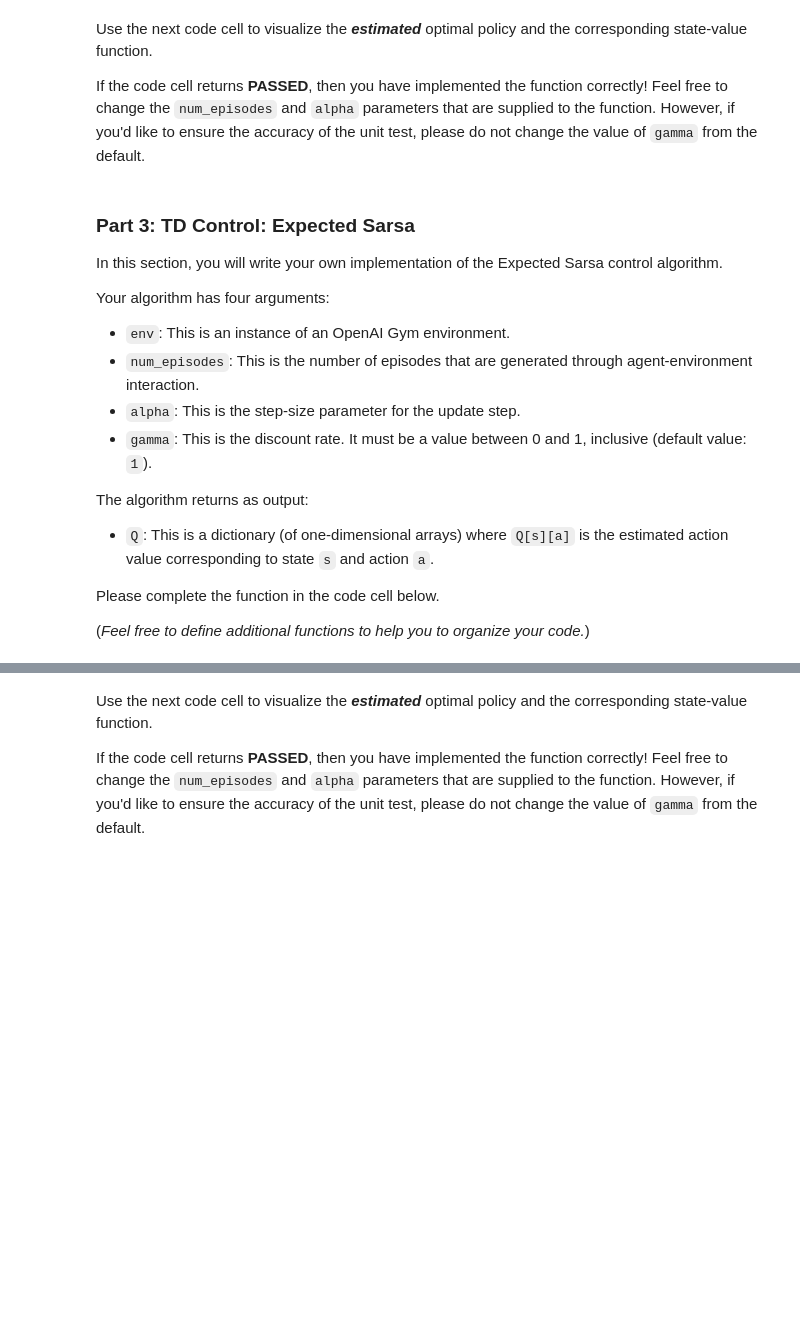
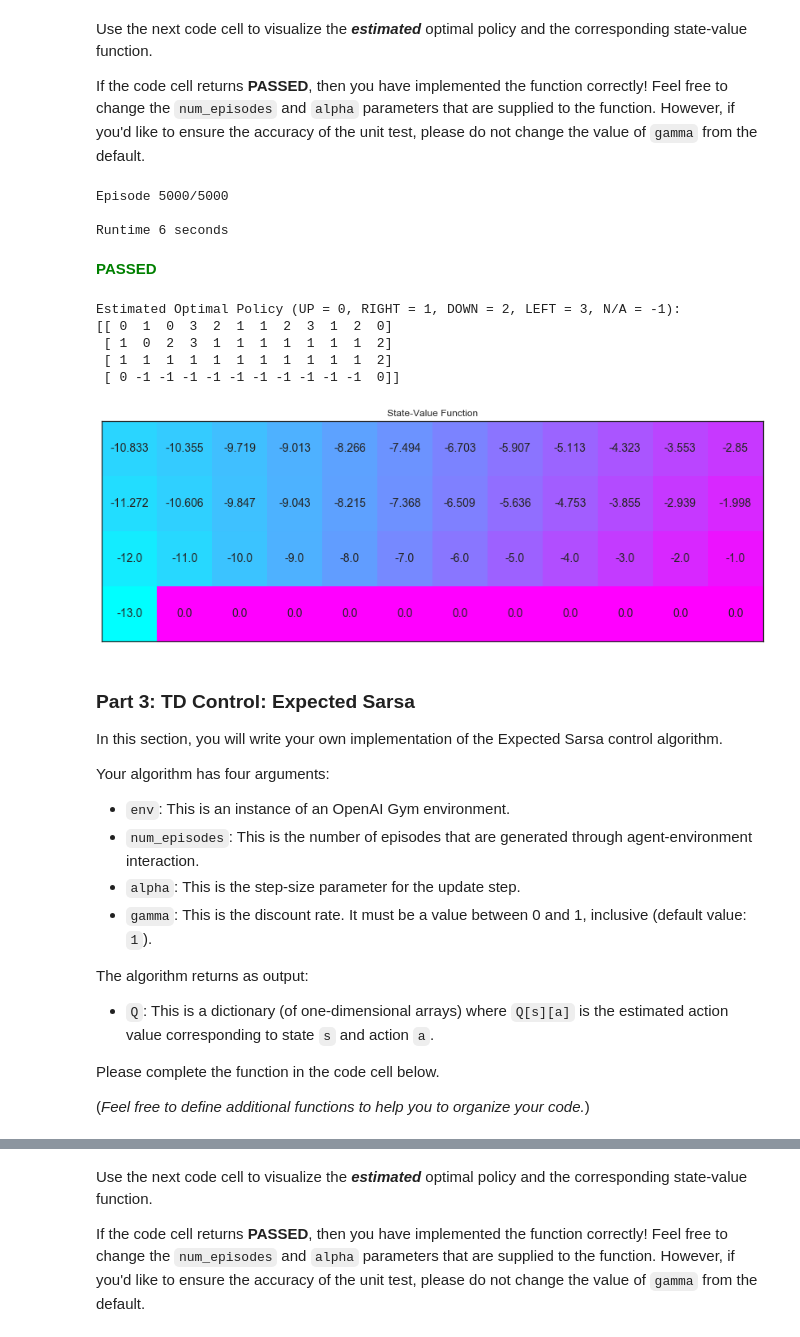
Before and after one commit to ekaakurniawan/DRLND, a Jupyter notebook: assignments/P1-Intro/L7-Temporal-Difference/Temporal_Difference.ipynb, the cells around one changed output, grey strips where cells are left out. Drawn from its saved outputs; the diff is of its cells as text; code cells hidden in the pictures; blank space fills up the shorter version.

Commit message:
P1-L7 Temporal Difference: Complete all Algorithms - Complete part 2 algorithm (Q-Learning) - Complete part 3 algorithm (Expected Sarsa)

```diff
--- a/assignments/P1-Intro/L7-Temporal-Difference/Temporal_Difference.ipynb
+++ b/assignments/P1-Intro/L7-Temporal-Difference/Temporal_Difference.ipynb
@@ -230,6 +235,23 @@ def q_learning(env, num_episodes, alpha, gamma=1.0):
             sys.stdout.flush()
 
         ## TODO: complete the function
+        epsilon = 1.0 / i_episode
+        # observe S_0
+        state = env.reset()
+        while(True):
+            # choose action A_t using policy derived from Q-table
+            action = generate_action_from_epsilon_greedy(Q, epsilon, state)
+            # take action A_t and observe R_t+1, S_t+1
+            next_state, reward, done, info = env.step(action)
+            # update Q-table
+            Q[state][action] += alpha * (reward +
+                                         (gamma * max(Q[next_state])) -
+                                         Q[state][action])
+            # S_t <- S_t+1
+            state = next_state
+            # S_t is terminal
+            if done:
+                break
 
     return Q
 # %% [markdown]
@@ -238,16 +260,31 @@ Use the next code cell to visualize the **_estimated_** optimal policy and the c
 If the code cell returns **PASSED**, then you have implemented the function correctly!  Feel free to change the `num_episodes` and `alpha` parameters that are supplied to the function.  However, if you'd like to ensure the accuracy of the unit test, please do not change the value of `gamma` from the default.
 # %%
 # obtain the estimated optimal policy and corresponding action-value function
-Q_sarsamax = q_learning(env, 5000, .01)
+num_episodes = 5000 # 5000
+tic = time.time()
+Q_sarsamax = q_learning(env, num_episodes, .01)
+toc = time.time()
+print('\n\nRuntime %d seconds' % int(toc-tic))
 
 # print the estimated optimal policy
 policy_sarsamax = np.array([np.argmax(Q_sarsamax[key]) if key in Q_sarsamax else -1 for key in np.arange(48)]).reshape((4,12))
 check_test.run_check('td_control_check', policy_sarsamax)
 print("\nEstimated Optimal Policy (UP = 0, RIGHT = 1, DOWN = 2, LEFT = 3, N/A = -1):")
 print(policy_sarsamax)
 
 # plot the estimated optimal state-value function
 plot_values([np.max(Q_sarsamax[key]) if key in Q_sarsamax else 0 for key in np.arange(48)])
+# %% [output]
+Episode 5000/5000
+
+Runtime 6 seconds
+**<span style="color: green;">PASSED</span>**
+Estimated Optimal Policy (UP = 0, RIGHT = 1, DOWN = 2, LEFT = 3, N/A = -1):
+[[ 0  1  0  3  2  1  1  2  3  1  2  0]
+ [ 1  0  2  3  1  1  1  1  1  1  1  2]
+ [ 1  1  1  1  1  1  1  1  1  1  1  2]
+ [ 0 -1 -1 -1 -1 -1 -1 -1 -1 -1 -1  0]]
+[figure, added]
 # %% [markdown]
 ### Part 3: TD Control: Expected Sarsa
 
@@ -264,4 +301,4 @@ The algorithm returns as output:
 
 Please complete the function in the code cell below.
 
-(_Feel free to define additional functions to help you to organize your code._)
+(*Feel free to define additional functions to help you to organize your code.*)
```
Also changed, not shown: parts of 8 cells of this notebook.
